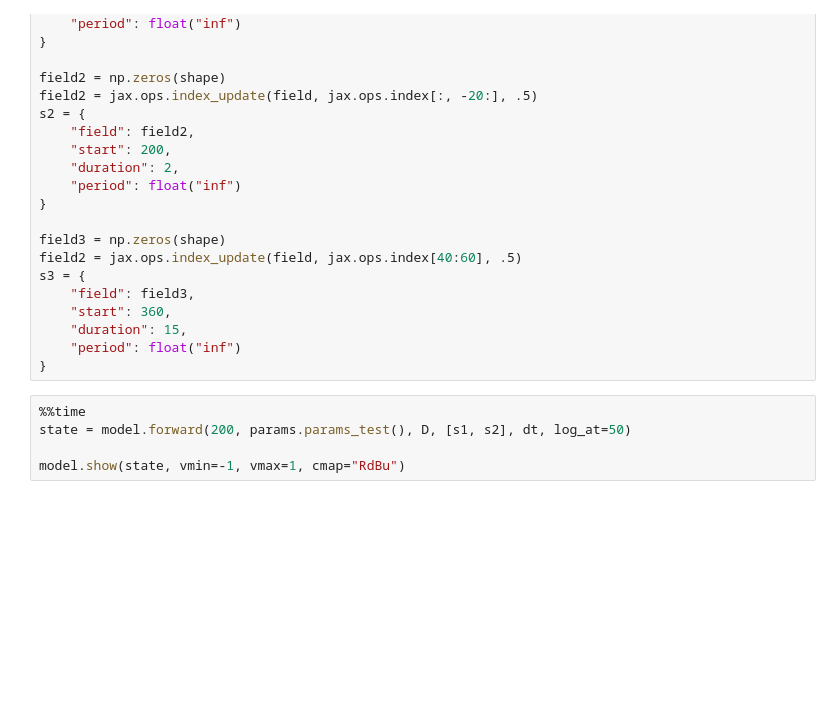
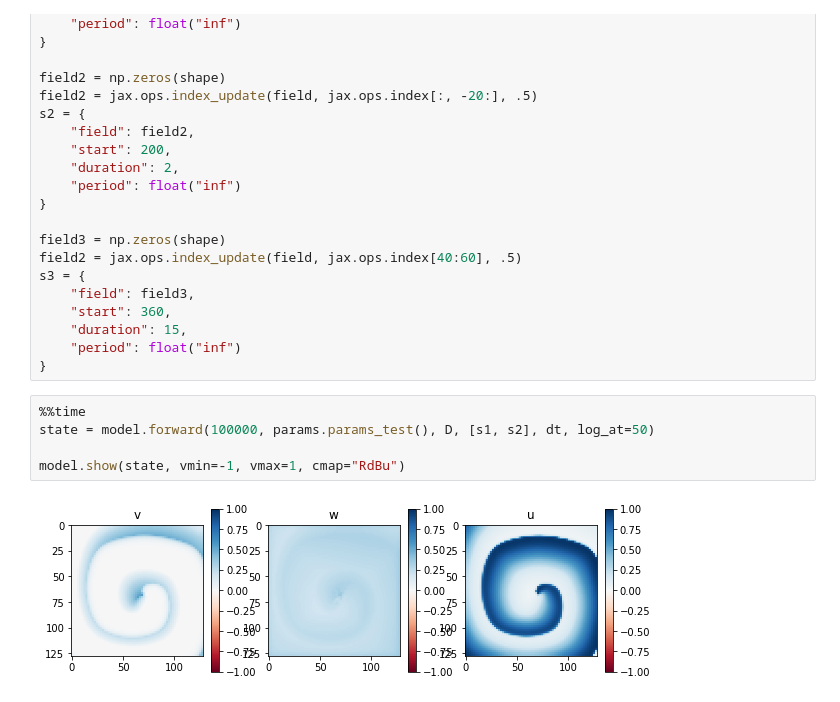
Before and after one commit to epignatelli/cardiax, a Jupyter notebook: fenton_karma_jax.ipynb, the cells around one changed output. Drawn from its saved outputs; the diff is of its cells as text; blank space fills up the shorter version.

```diff
--- a/fenton_karma_jax.ipynb
+++ b/fenton_karma_jax.ipynb
@@ -60,7 +69,8 @@ s3 = {
 }
 # %%
 %%time
-state = model.forward(200, params.params_test(), D, [s1, s2], dt, log_at=50)
+state = model.forward(100000, params.params_test(), D, [s1, s2], dt, log_at=50)
 
 model.show(state, vmin=-1, vmax=1, cmap="RdBu")
 # %% [output]
+[figure, added]
```
Also changed, not shown: parts of 5 cells of this notebook.
